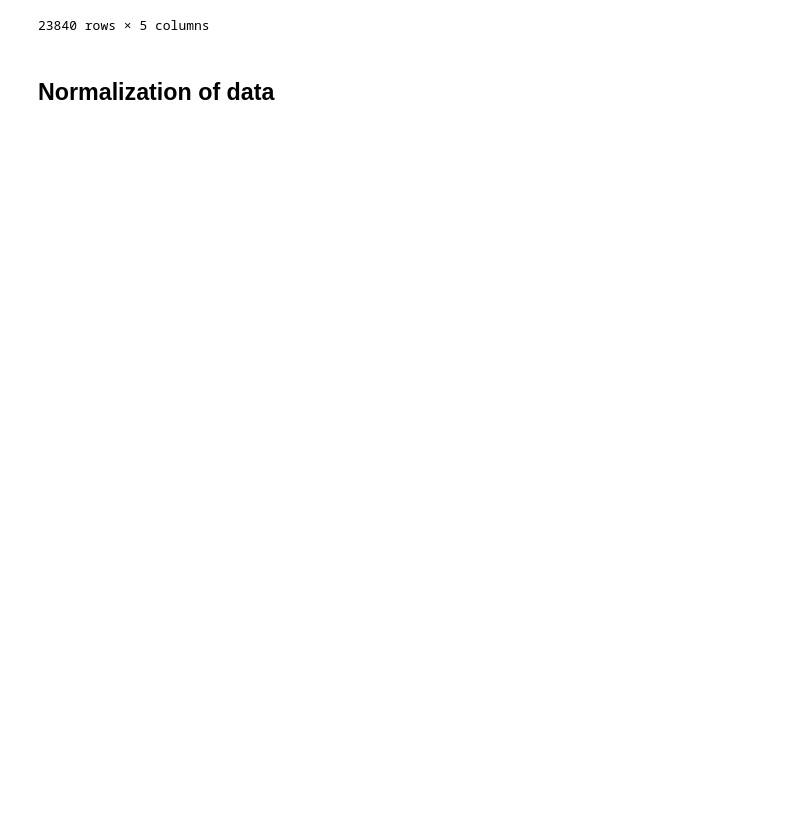
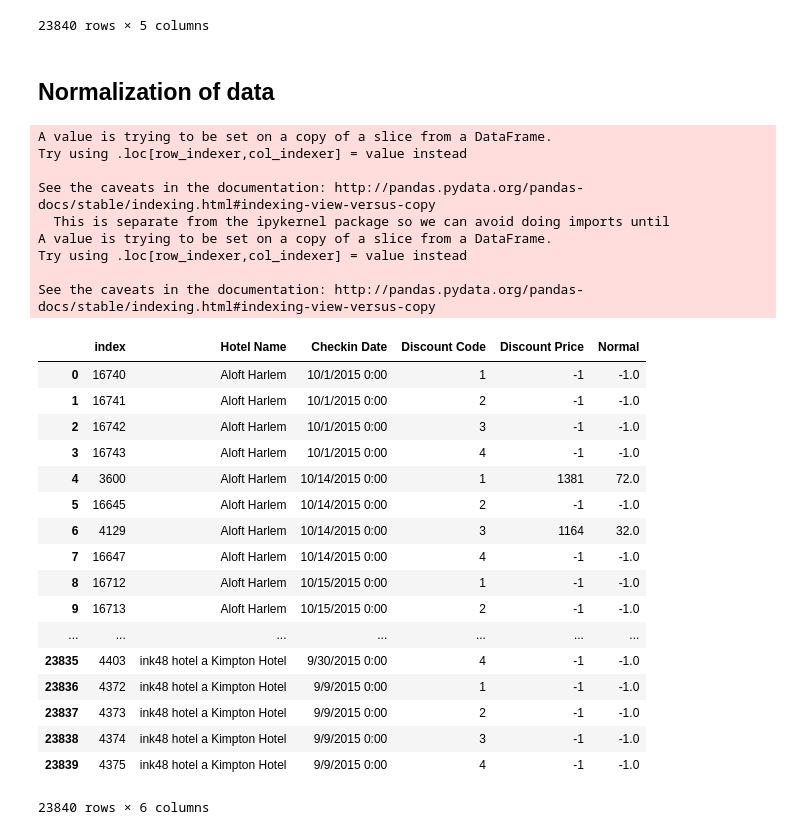
Before and after one commit to EliadProject/Hotels-Data-Science, a Jupyter notebook: Clustering.ipynb, the cells around one changed output. Drawn from its saved outputs; the diff is of its cells as text; code cells hidden in the pictures; blank space fills up the shorter version.

```diff
--- a/Clustering.ipynb
+++ b/Clustering.ipynb
@@ -125,0 +120,45 @@ hotel = hotel.sort_values(by=['Checkin Date','Hotel Name','Discount Code'])[['Ch
+# %%
+discount_filtered = checkin_hotel_discount[checkin_hotel_discount['Discount Price'] > -1 ]
+discount_filtered_grouped = discount_filtered.groupby('Hotel Name')['Discount Price']
+discount_filtered["Normal"] = discount_filtered_grouped.transform(lambda x: round((x - min(x) ) / ( max(x) - min(x) ) * 100) )
+
+discount_synth = checkin_hotel_discount[checkin_hotel_discount['Discount Price'] == -1 ]
+discount_synth["Normal"] = -1
+
+#discount_synth["Normal"] = checkin_hotel_discount[checkin_hotel_discount['Discount Price'] == -1 ].groupby('Hotel Name')['Discount Price'].transform(lambda x : -1)
+#discount_filtered["Normal"] = discount_filtered.#normalization per group per table
+#discount_synth["Normal"] = -1
+
+
+#checkin_hotel_discount
+normal_dataFrame = discount_synth.append(discount_filtered)
+normal_dataFrame.sort_values(by=["Hotel Name","Checkin Date","Discount Code"],ascending=True,inplace=True)
+normal_dataFrame
+# %% [output]
+A value is trying to be set on a copy of a slice from a DataFrame.
+Try using .loc[row_indexer,col_indexer] = value instead
+
+See the caveats in the documentation: http://pandas.pydata.org/pandas-docs/stable/indexing.html#indexing-view-versus-copy
+  This is separate from the ipykernel package so we can avoid doing imports until
+A value is trying to be set on a copy of a slice from a DataFrame.
+Try using .loc[row_indexer,col_indexer] = value instead
+
+See the caveats in the documentation: http://pandas.pydata.org/pandas-docs/stable/indexing.html#indexing-view-versus-copy
+|  | index | Hotel Name | Checkin Date | Discount Code | Discount Price | Normal |
+| 0 | 16740 | Aloft Harlem | 10/1/2015 0:00 | 1 | -1 | -1.0 |
+| 1 | 16741 | Aloft Harlem | 10/1/2015 0:00 | 2 | -1 | -1.0 |
+| 2 | 16742 | Aloft Harlem | 10/1/2015 0:00 | 3 | -1 | -1.0 |
+| 3 | 16743 | Aloft Harlem | 10/1/2015 0:00 | 4 | -1 | -1.0 |
+| 4 | 3600 | Aloft Harlem | 10/14/2015 0:00 | 1 | 1381 | 72.0 |
+| 5 | 16645 | Aloft Harlem | 10/14/2015 0:00 | 2 | -1 | -1.0 |
+| 6 | 4129 | Aloft Harlem | 10/14/2015 0:00 | 3 | 1164 | 32.0 |
+| 7 | 16647 | Aloft Harlem | 10/14/2015 0:00 | 4 | -1 | -1.0 |
+| 8 | 16712 | Aloft Harlem | 10/15/2015 0:00 | 1 | -1 | -1.0 |
+| 9 | 16713 | Aloft Harlem | 10/15/2015 0:00 | 2 | -1 | -1.0 |
+| ... | ... | ... | ... | ... | ... | ... |
+| 23835 | 4403 | ink48 hotel a Kimpton Hotel | 9/30/2015 0:00 | 4 | -1 | -1.0 |
+| 23836 | 4372 | ink48 hotel a Kimpton Hotel | 9/9/2015 0:00 | 1 | -1 | -1.0 |
+| 23837 | 4373 | ink48 hotel a Kimpton Hotel | 9/9/2015 0:00 | 2 | -1 | -1.0 |
+| 23838 | 4374 | ink48 hotel a Kimpton Hotel | 9/9/2015 0:00 | 3 | -1 | -1.0 |
+| 23839 | 4375 | ink48 hotel a Kimpton Hotel | 9/9/2015 0:00 | 4 | -1 | -1.0 |
+23840 rows × 6 columns
```
Also changed, not shown: parts of 11 cells of this notebook.
